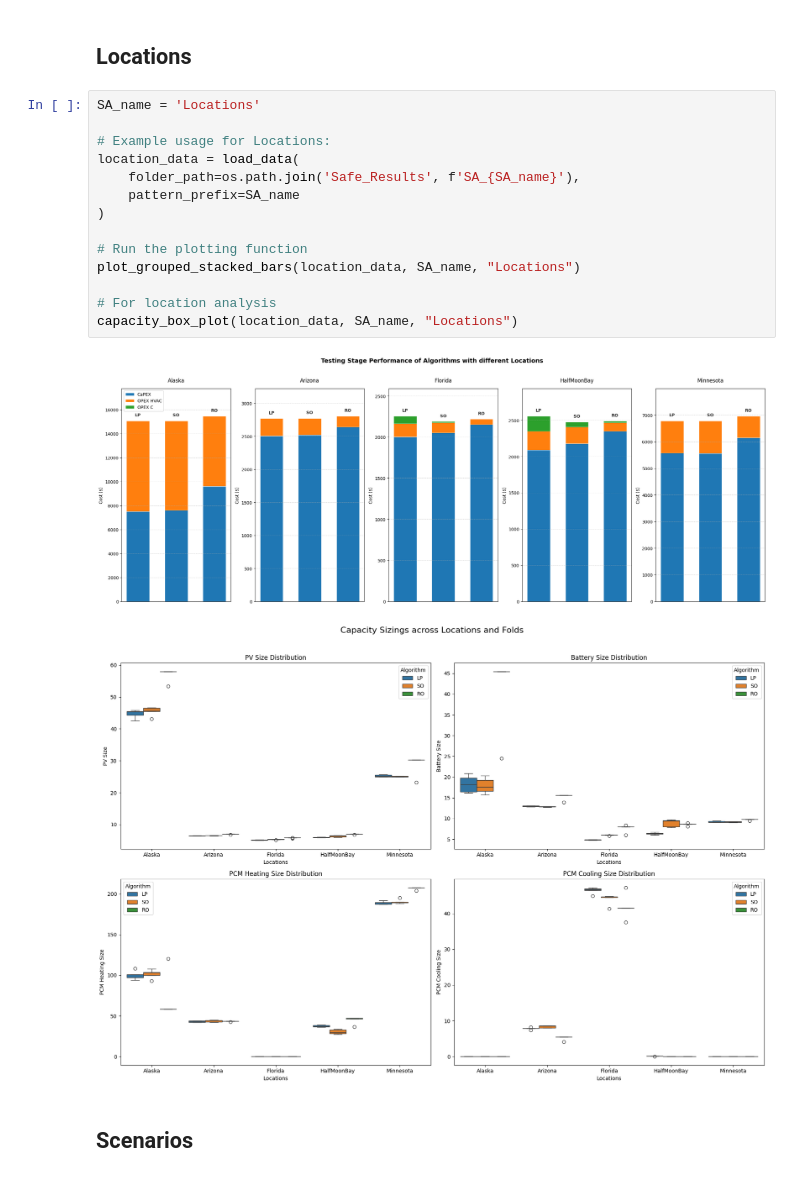
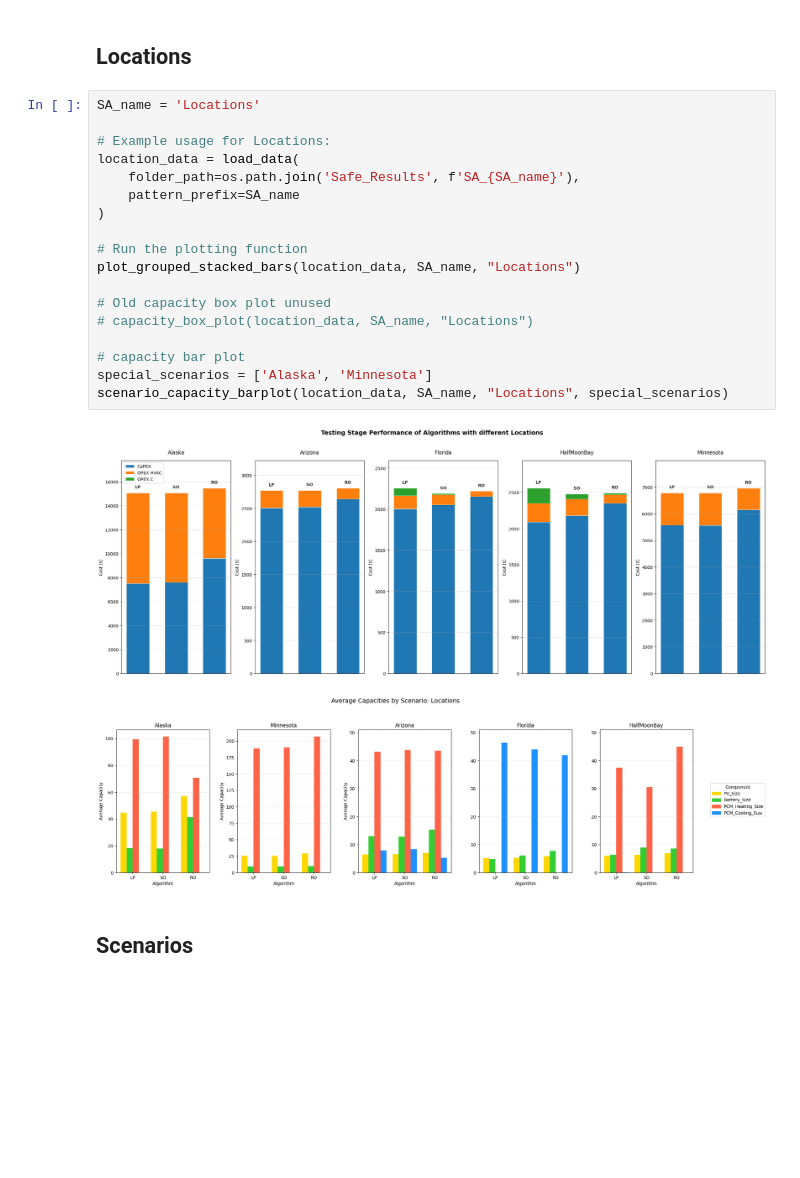
Before and after one commit to ARResearchCC/Capacity_Algo, a Jupyter notebook: Plots.ipynb, the cells around one changed output. Saved outputs shown, nothing was run; the diff lists cells and outputs as text; blank space fills up the shorter version.

Commit message:
Fred Plotting Script

```diff
--- a/Plots.ipynb
+++ b/Plots.ipynb
@@ -228,20 +331,24 @@ def capacity_box_plot(location_data, SA_name, plot_name):
 # %%
 SA_name = 'Locations'
 
 # Example usage for Locations:
 location_data = load_data(
     folder_path=os.path.join('Safe_Results', f'SA_{SA_name}'),
     pattern_prefix=SA_name
 )
 
 # Run the plotting function
 plot_grouped_stacked_bars(location_data, SA_name, "Locations")
 
-# For location analysis
-capacity_box_plot(location_data, SA_name, "Locations")
+# Old capacity box plot unused
+# capacity_box_plot(location_data, SA_name, "Locations")
+
+# capacity bar plot
+special_scenarios = ['Alaska', 'Minnesota']
+scenario_capacity_barplot(location_data, SA_name, "Locations", special_scenarios)
 # %% [output]
 [figure]
-[figure, old version]
+[figure, new version]
 # %% [markdown]
 ## Scenarios
 # %%
```
Also changed, not shown: parts of 20 cells of this notebook, 1 other file.
